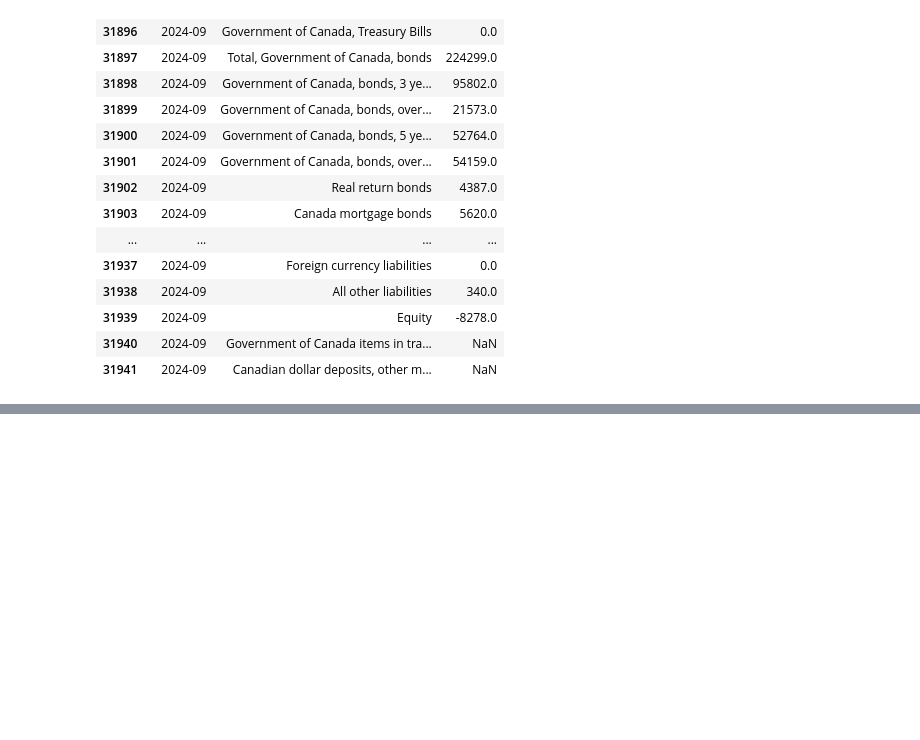
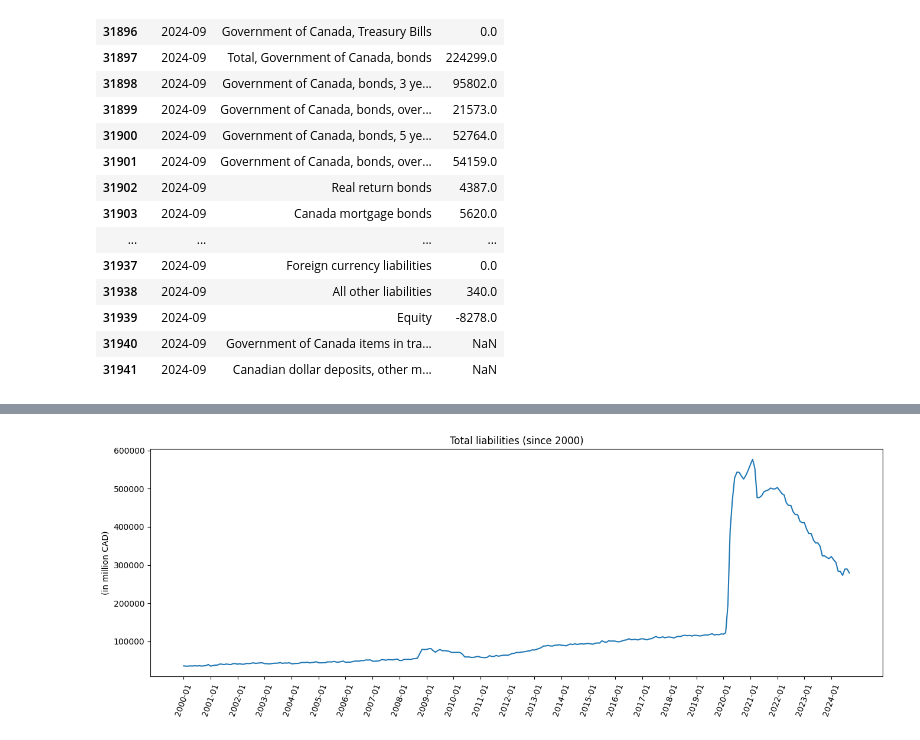
Before and after one commit to vanshuwjoshi/Bank-of-Canada-Assets-and-Liabilities, a Jupyter notebook: data_cleaning.ipynb, the cells around one changed output, grey strips where cells are left out. Cells and saved outputs as stored; diff of their text form; code cells hidden in the pictures; blank space fills up the shorter version.

```diff
--- a/data_cleaning.ipynb
+++ b/data_cleaning.ipynb
@@ -199,0 +202,4 @@ data[data["Assets and liabilities"] == "Total assets"]
+# %%
+plot_data("Total liabilities")
+# %% [output]
+[figure, added]
```
Also changed, not shown: parts of 9 cells of this notebook.
